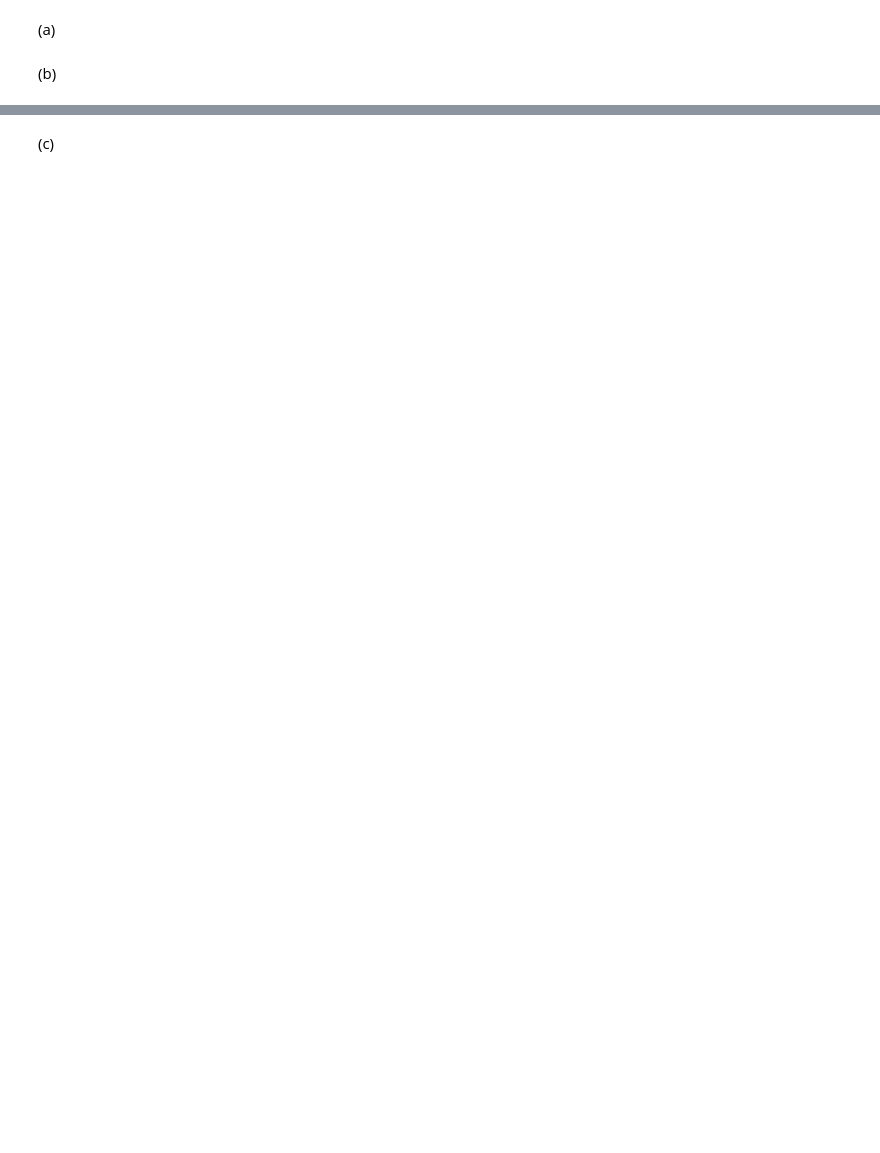
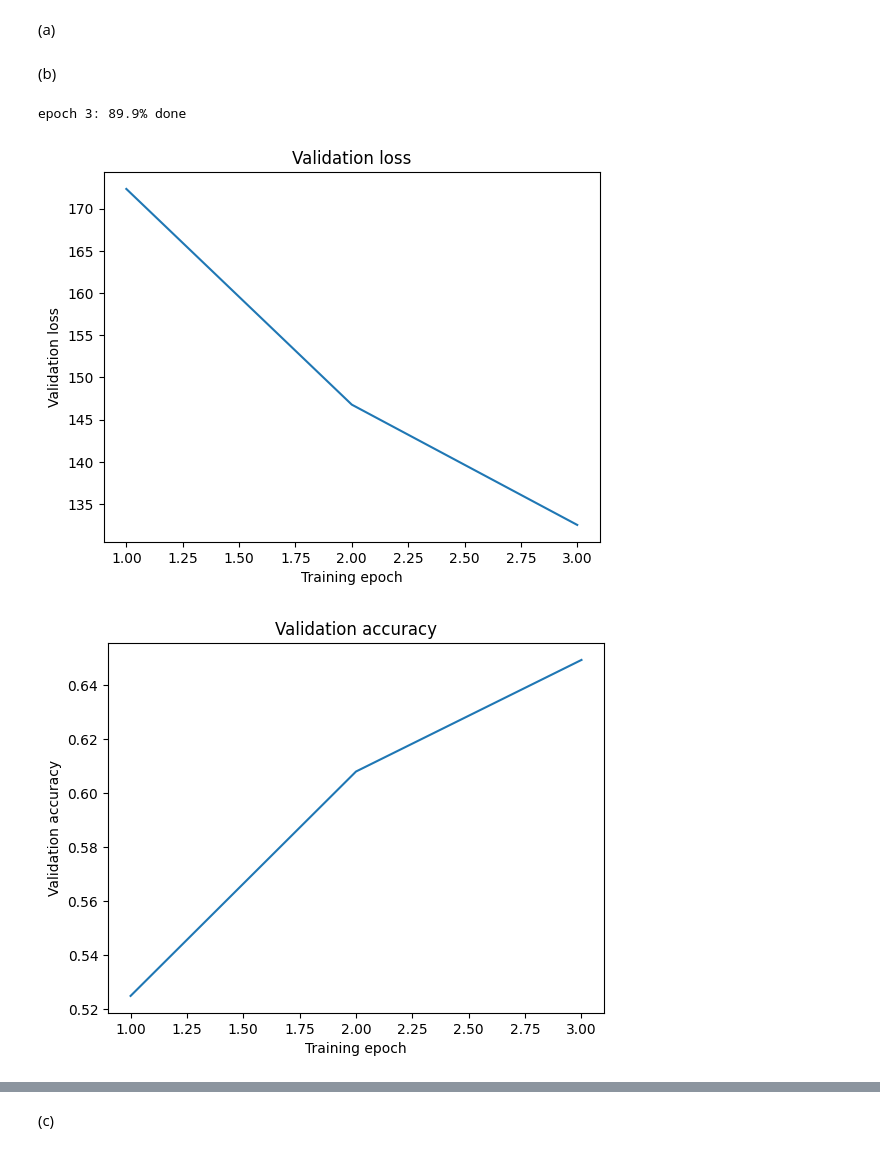
Before and after one commit to sebastianpreuss/mlphys-sheets, a Jupyter notebook: mlph_sheet09/sheet09.ipynb, the cells around one changed output, grey strips where cells are left out. Drawn from its saved outputs; the diff is of its cells as text; code cells hidden in the pictures; blank space fills up the shorter version.

```diff
--- a/mlph_sheet09/sheet09.ipynb
+++ b/mlph_sheet09/sheet09.ipynb
@@ -254,27 +271,28 @@ import torch.nn.functional as F
 class CNN(nn.Module):
 
     def __init__(self):
-        super(Net, self).__init__()
+        super(CNN, self).__init__()
         # convolution layers as described
-        self.conv1 = nn.Conv2d(1, 8, 5)
+        self.conv1 = nn.Conv2d(3, 8, 5)
         self.conv2 = nn.Conv2d(8, 16, 5)
         # an affine operation: y = Wx + b
-        self.fc1 = nn.Linear(16 * 5 * 5, 120)  # 5*5 from image dimension
-        self.fc2 = nn.Linear(120, 84)
-        self.fc3 = nn.Linear(84, 10)
+        self.mlp = mlp = MLP(16*14*14, [64,32,n_classes])
 
     def forward(self, x):
         # Max pooling over a (2, 2) window
+        #print('0', x.shape)
         x = F.max_pool2d(F.relu(self.conv1(x)), (2, 2))
+        #print('1', x.shape)
         # If the size is a square, you can specify with a single number
         x = F.max_pool2d(F.relu(self.conv2(x)), 2)
+        #print('2', x.shape)
         x = torch.flatten(x, 1) # flatten all dimensions except the batch dimension
-        x = F.relu(self.fc1(x))
-        x = F.relu(self.fc2(x))
-        x = self.fc3(x)
+        #print('3', x.shape)
+        x = self.mlp(x)
+        #print('4', x.shape)
         return x
 
 
-net = Net()
+cnn = CNN()
 # %% [markdown]
 (b)
@@ -286,0 +299,60 @@ net = Net()
+# %%
+# TODO: create DataLoaders for train and val, use a batch size of 16
+train_loader = torch.utils.data.DataLoader(train_dataset, batch_size=16,
+                                         shuffle=False, num_workers=4)
+val_loader   = torch.utils.data.DataLoader(val_dataset, batch_size=16,
+                                         shuffle=False, num_workers=4)
+# TODO: instantiate the model, optimizer and criterion
+optimizer = Adam(cnn.parameters(), lr=1e-4)
+criterion = nn.CrossEntropyLoss()
+# TODO: implement the training loop, validating after every epoch, and make the requested plots
+n_epochs = 3
+losses = np.zeros(n_epochs)
+accuracies = np.zeros(n_epochs)
+
+for epoch in range(n_epochs):
+    for i, (x, y) in enumerate(train_loader):
+        #TODO: train step
+        # zero the parameter gradients
+        optimizer.zero_grad()
+
+        # forward + backward + optimize
+        output = cnn(x)
+        loss = criterion(output, y)
+
+        loss.backward()
+        optimizer.step()
+        if (i+1)% 136 == 0:
+            print(f'epoch {epoch+1}: {(i+1)*1600/21785:.1f}% done', end='\r')
+    # TODO: validate
+    with torch.no_grad():
+        running_loss = 0
+        correct = 0
+        total = 0
+        for i, (x, y) in enumerate(val_loader):
+            output = cnn(x)
+            loss = criterion(output, y)
+            running_loss += loss.item()
+            total += y.size(0)
+            _, predicted = torch.max(output.data, 1)
+            correct += (predicted == y).sum().item()
+        losses[epoch] = running_loss
+        accuracies[epoch] = correct/total
+
+epochs = np.arange(n_epochs)+1
+plt.plot(epochs, losses)
+plt.title('Validation loss')
+plt.xlabel('Training epoch')
+plt.ylabel('Validation loss')
+plt.show()
+plt.plot(epochs, accuracies)
+plt.title('Validation accuracy')
+plt.xlabel('Training epoch')
+plt.ylabel('Validation accuracy')
+plt.show()
+
+#TODO confusion matrix
+# %% [output]
+epoch 3: 89.9% done
+[figure, added]
+[figure, added]
```
Also changed, not shown: parts of 7 cells of this notebook.
